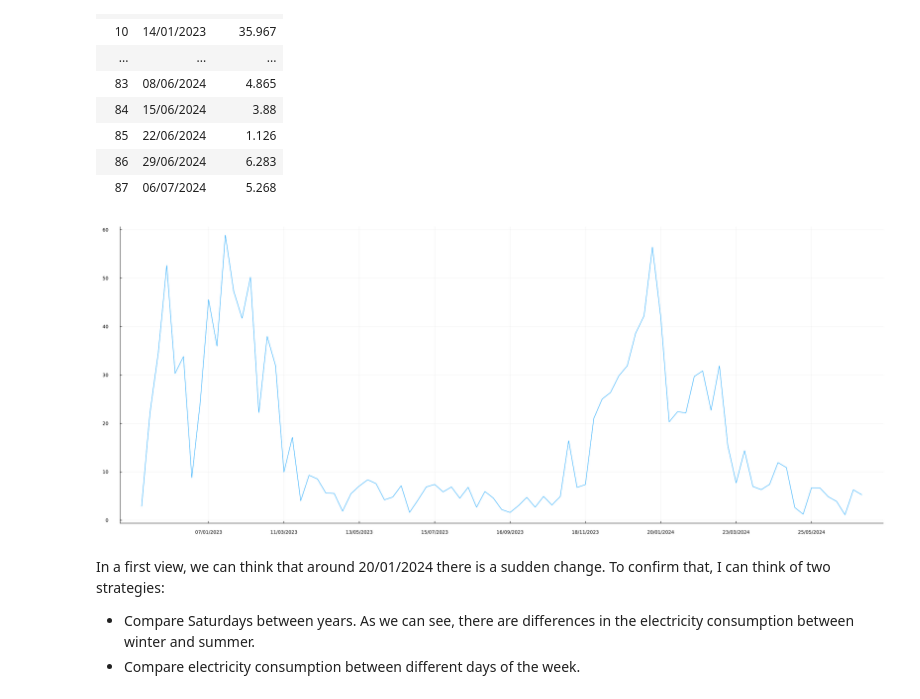
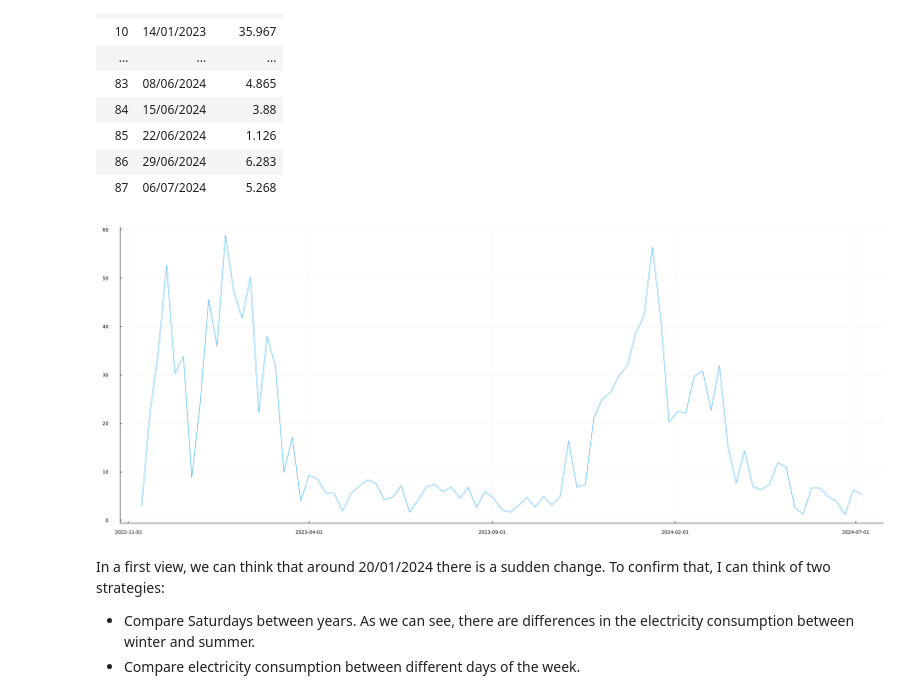
Before and after one commit to afcgotg/electricity-price, a Jupyter notebook: Electricity_price.ipynb, the cells around one changed output. Cells and saved outputs as stored; diff of their text form; code cells hidden in the pictures.

Commit message:
Second part finished
We try to find the day where the comsumption habits changed and compare consumption of Saturday with the rest of the week.

```diff
--- a/Electricity_price.ipynb
+++ b/Electricity_price.ipynb
@@ -300,7 +300,7 @@ Last Group (24 rows): Date = "06/07/2024"
 | 23 | 06/07/2024 | 2024-07-06T22:00:00 | 0.504 | 6 |
 | 24 | 06/07/2024 | 2024-07-06T23:00:00 | 0.293 | 6 |
 # %%
-df_saturdays_consumption = combine(df_saturdays, :kwh .=> sum)
+df_saturdays_total = combine(df_saturdays, :kwh .=> sum)
 # %% [output]
 87×2 DataFrame
 62 rows omitted
@@ -322,10 +322,12 @@ df_saturdays_consumption = combine(df_saturdays, :kwh .=> sum)
 | 85 | 22/06/2024 | 1.126 |
 | 86 | 29/06/2024 | 6.283 |
 | 87 | 06/07/2024 | 5.268 |
+# %%
+df_saturdays_total.Date = DateTime.(df_saturdays_total.Date, dateformat"dd/mm/yyyy");
 # %%
-plot(df_saturdays_consumption.Date, df_saturdays_consumption.kwh_sum, xlabel="date", ylabel="kWh", label=false, size=(2000, 800))
+plot(df_saturdays_total.Date, df_saturdays_consumption.kwh_sum, xlabel="date", ylabel="kWh", label=false, size=(2000, 800))
 # %% [output]
-[figure, old version]
+[figure, new version]
 # %% [markdown]
 In a first view, we can think that around 20/01/2024 there is a sudden change. To confirm that, I can think of two strategies:
 
```
Also changed, not shown: parts of 10 cells of this notebook.
